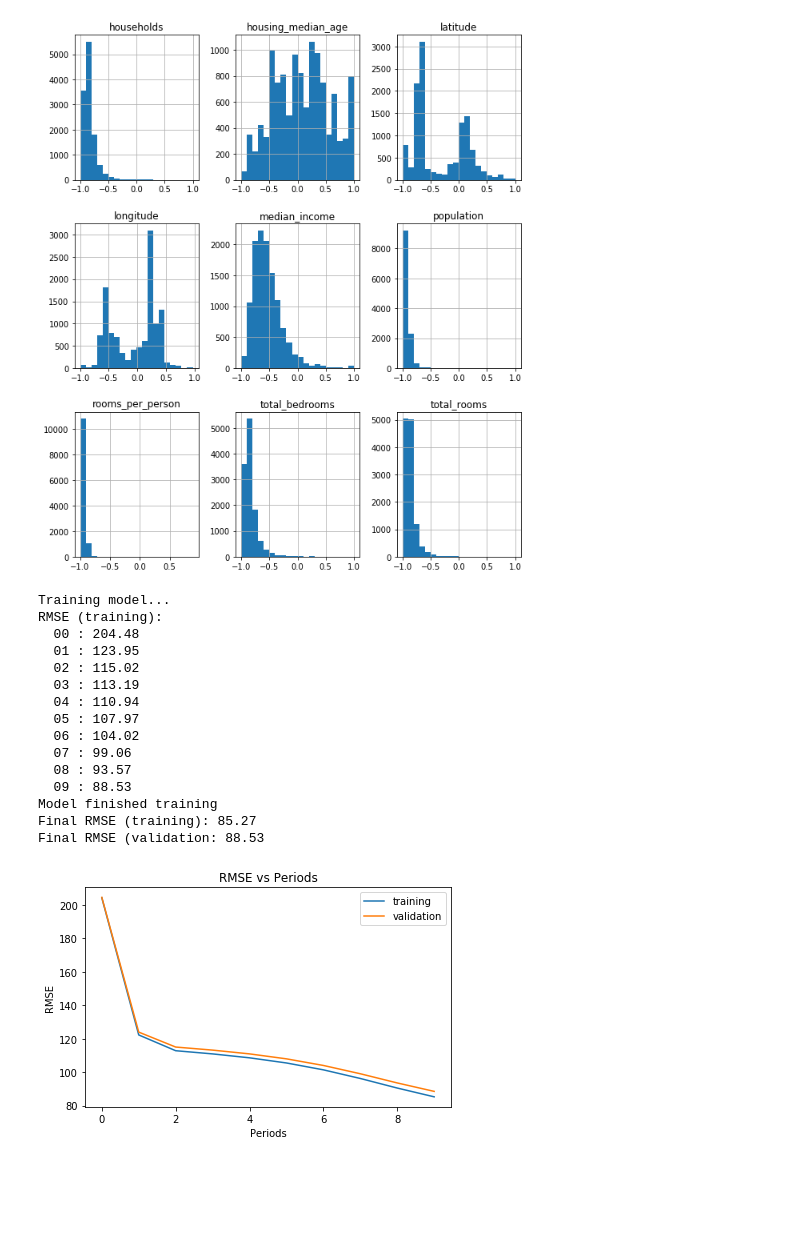
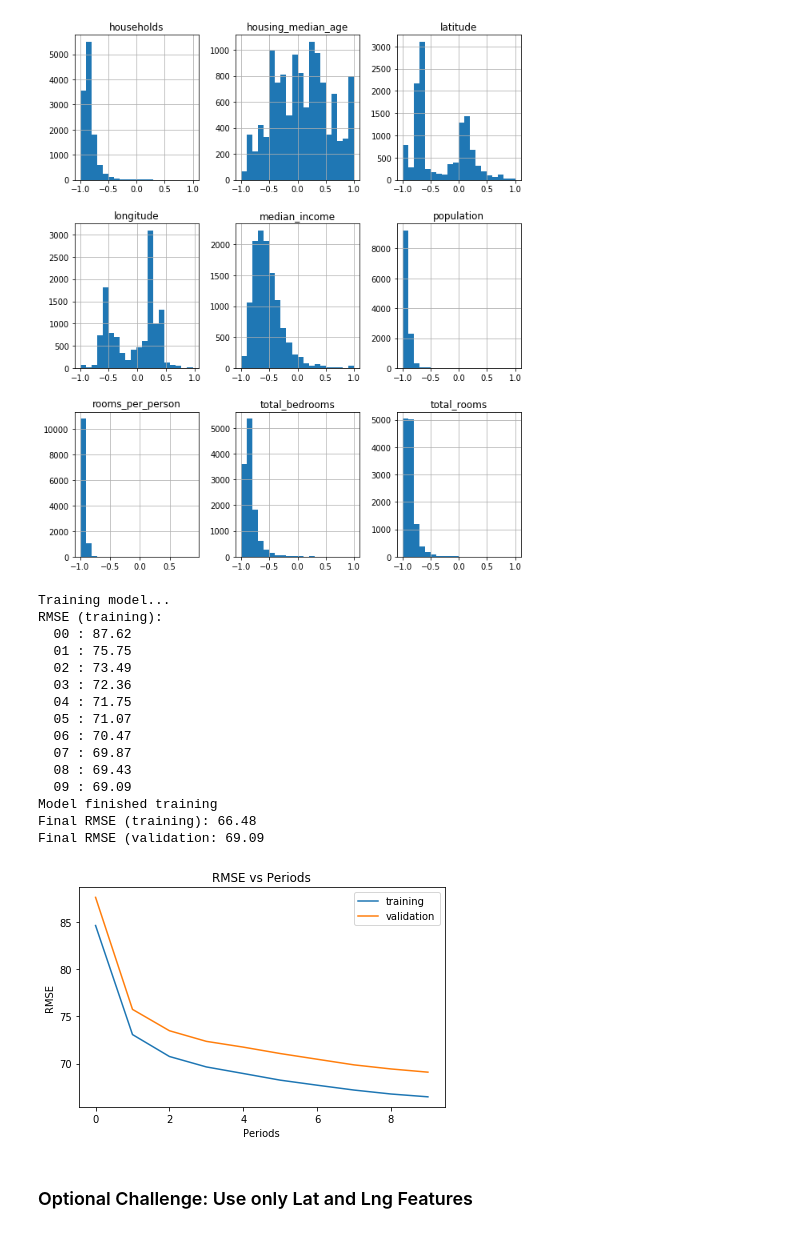
Before and after one commit to AustinSong/ml-crash-course, a Jupyter notebook: programming_exercises/Improving Neural Network Performance.ipynb, the cells around one changed output. Drawn from its saved outputs; the diff is of its cells as text; code cells hidden in the pictures; blank space fills up the shorter version.

Commit message:
complete optional task 'Improving Neural Network Performance'

```diff
--- a/programming_exercises/Improving Neural Network Performance.ipynb
+++ b/programming_exercises/Improving Neural Network Performance.ipynb
@@ -409,31 +409,33 @@ def normalize(examples_dataframe):
 # %%
 normalized_dataframe = normalize(preprocess_features(california_housing_dataframe))
 normalized_training_examples = normalized_dataframe.head(12000)
 normalized_validation_examples = normalized_dataframe.tail(5000)
 
 _ = train_nn_regression_model(
-    optimizer=tf.train.GradientDescentOptimizer(learning_rate=0.0007),
-    steps=5000,
+    optimizer=tf.train.AdagradOptimizer(learning_rate=0.15),
+    steps=1000,
     batch_size=100,
     hidden_units=[10, 10],
     training_examples=normalized_training_examples,
     training_targets=training_targets,
     validation_examples=normalized_validation_examples,
     validation_targets=validation_targets)
 # %% [output]
 Training model...
 RMSE (training):
-  00 : 204.48
-  01 : 123.95
-  02 : 115.02
-  03 : 113.19
-  04 : 110.94
-  05 : 107.97
-  06 : 104.02
-  07 : 99.06
-  08 : 93.57
-  09 : 88.53
+  00 : 87.62
+  01 : 75.75
+  02 : 73.49
+  03 : 72.36
+  04 : 71.75
+  05 : 71.07
+  06 : 70.47
+  07 : 69.87
+  08 : 69.43
+  09 : 69.09
 Model finished training
-Final RMSE (training): 85.27
-Final RMSE (validation: 88.53
+Final RMSE (training): 66.48
+Final RMSE (validation: 69.09
-[figure, old version]
+[figure, new version]
+# %% [markdown]
+### Optional Challenge: Use only Lat and Lng Features
```
Also changed, not shown: parts of 2 cells of this notebook.
